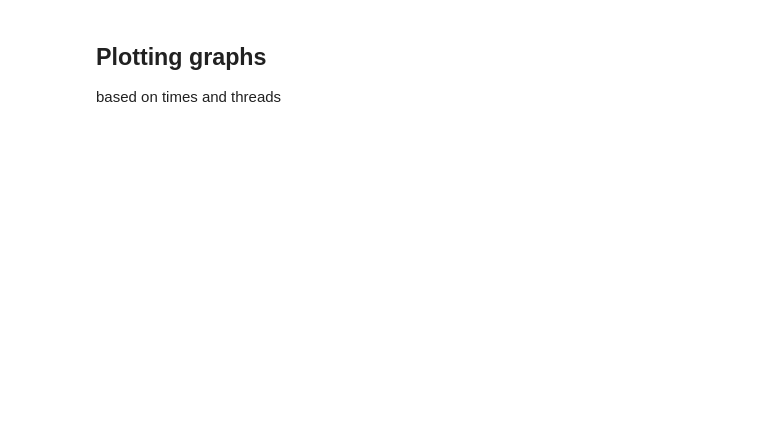
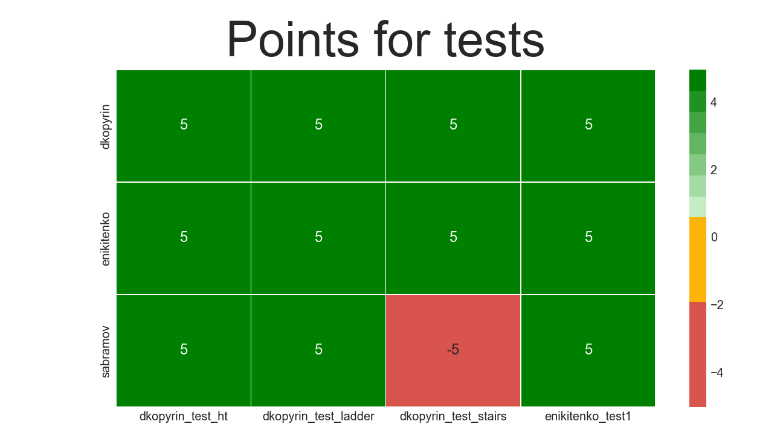
Before and after one commit to annamel/acroparallels2016, a Jupyter notebook: tester/par_test_results.ipynb, the cells around one changed output. Cells and saved outputs as stored; diff of their text form; code cells hidden in the pictures; blank space fills up the shorter version.

Commit message:
Revert "initial commit for parallel test visualization"
This reverts commit db65ec1c6556c4d81fcd37575c3bd92f1740702b.

```diff
--- a/tester/par_test_results.ipynb
+++ b/tester/par_test_results.ipynb
@@ -22,7 +44,0 @@ Value - amount of tests passed.
-# %%
-data = pd.read_csv("par_test_results.txt", sep=' ', header=None, names=["lib", 'test', 'test_name', 'nth', 'time'])
-# %%
-data["testid"] = data.pop("test") + "_" + data.pop("test_name")
-data = data.reindex_axis(sorted(data.columns), axis=1)
-tests = sorted(list(set(data['testid'].tolist())))
-libs = sorted(list(set(data['lib'].tolist())))
@@ -29,12 +60,23 @@ libs = sorted(list(set(data['lib'].tolist())))
+# %%
+p_timeout = 0
+p_fail = -5
+
+p_passed = 5
+
+p_all_passed = 5
+p_all_passed_with_timeout = 3
 # %%
-ranks = pd.DataFrame(index=libs, columns=tests).fillna(0)
+ranks = pd.DataFrame(index=libs, columns=tests).fillna(p_fail)
 
-datarank = data[['lib', 'testid', 'time']]
+datarank = data[['lib', 'testid']]
 for test in tests:
     testf = datarank[datarank.testid == test]
+
     for index, row in testf.iterrows():
-        if row.time != -1:
-            ranks.set_value(row['lib'], row['testid'], ranks.loc[row['lib']][row['testid']] + 1)
+        if len(row[row == -1]) == 0:
+            ranks.set_value(row['lib'], row['testid'], p_passed)
+        else:
+            ranks.set_value(row['lib'], row['testid'], p_timeout)
 
 # ranks['All test passed'] = np.zeros(len(libs))
 # all_passed = ranks[ranks <= p_timeout].any(axis=1)
@@ -43,15 +85,14 @@ for test in tests:
 #     if item == False:
 #         ranks.set_value(i, 'All test passed', p_all_passed)
 # %%
-colors = ["pale red"] + ["amber"] * 62 + ["faded green"]
-cmap = matplotlib.colors.ListedColormap(sns.xkcd_palette(colors))
+colors = ["pale red", "pale red", "pale red", "pale red", "pale red", "amber", "amber", "amber", "amber"]
+cmap = matplotlib.colors.ListedColormap(sns.xkcd_palette(colors) + sns.light_palette("green", n_colors=8)[1:])
 
 sns.set(font_scale=2)
 sns.set_style("whitegrid")
 plt.figure(figsize=(20,10))
 sns.plt.title("Points for tests", fontsize=80, y=1.03)
-sns.heatmap(ranks, annot=True, cmap=cmap, linewidths=.5)
+sns.heatmap(ranks, annot=True, cmap=cmap, center=0, linewidths=.5)
 plt.show()
+# %% [output]
+[figure, added]
-# %% [markdown]
-## Plotting graphs
-based on times and threads
```
Also changed, not shown: parts of 10 cells of this notebook.
